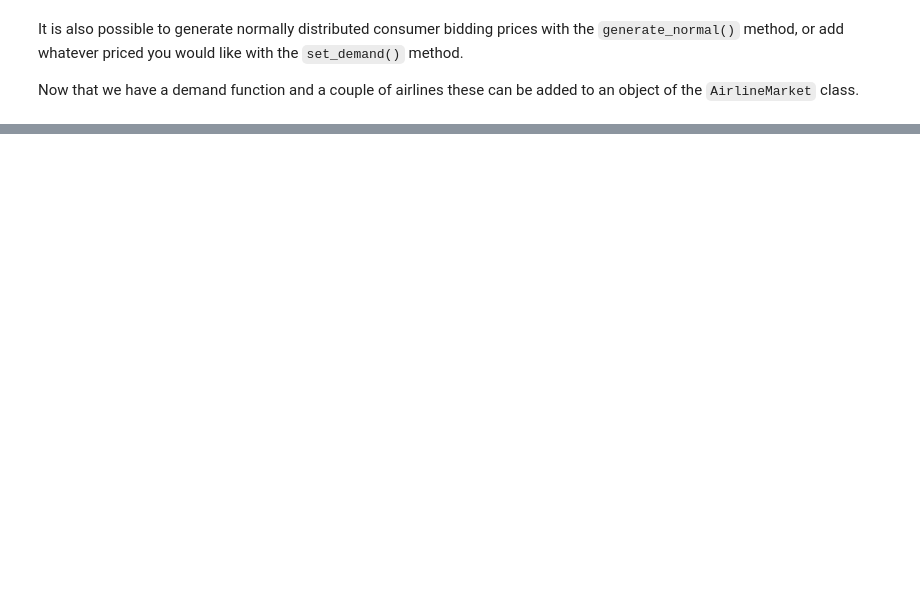
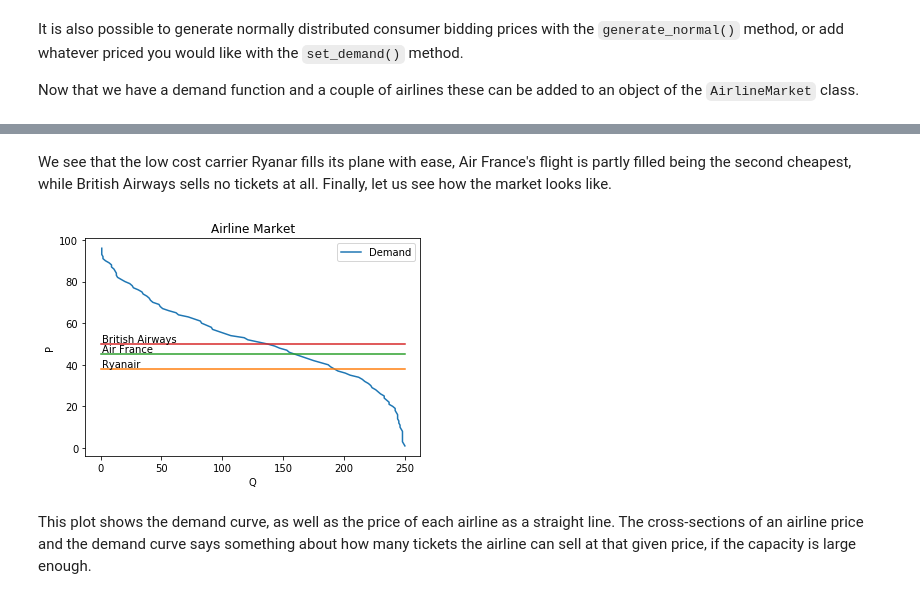
Before and after one commit to gregwinther/Python-in-Finance-and-Economics, a Jupyter notebook: Airlines/Bertrand.ipynb, the cells around one changed output, grey strips where cells are left out. Cells and saved outputs as stored; diff of their text form; code cells hidden in the pictures; blank space fills up the shorter version.

Commit message:
Expanded airlines example

```diff
--- a/Airlines/Bertrand.ipynb
+++ b/Airlines/Bertrand.ipynb
@@ -236,0 +239,14 @@ We see that everyone that can afford to fly with Air France will do so, and no o
+# %%
+# Adding a third airline
+ryanair = Airline("Ryanair", 80, 38)
+airline_market.add_airline(ryanair)
+
+# Changing demand function
+airline_demand = DemandFunction(250)
+mu = 50
+sigma = 20
+airline_demand.generate_normal(mu, sigma)
+airline_market.set_demand(airline_demand)
+
+# Playing the game!
+airline_market.allocate_tickets()
@@ -236,0 +262,8 @@ We see that everyone that can afford to fly with Air France will do so, and no o
+# %% [markdown]
+We see that the low cost carrier Ryanar fills its plane with ease, Air France's flight is partly filled being the second cheapest, while British Airways sells no tickets at all. Finally, let us see how the market looks like.
+# %%
+airline_market.plot_market()
+# %% [output]
+[figure, added]
+# %% [markdown]
+This plot shows the demand curve, as well as the price of each airline as a straight line. The cross-sections of an airline price and the demand curve says something about how many tickets the airline can sell at that given price, if the capacity is large enough.
```
Also changed, not shown: parts of 6 cells of this notebook.
